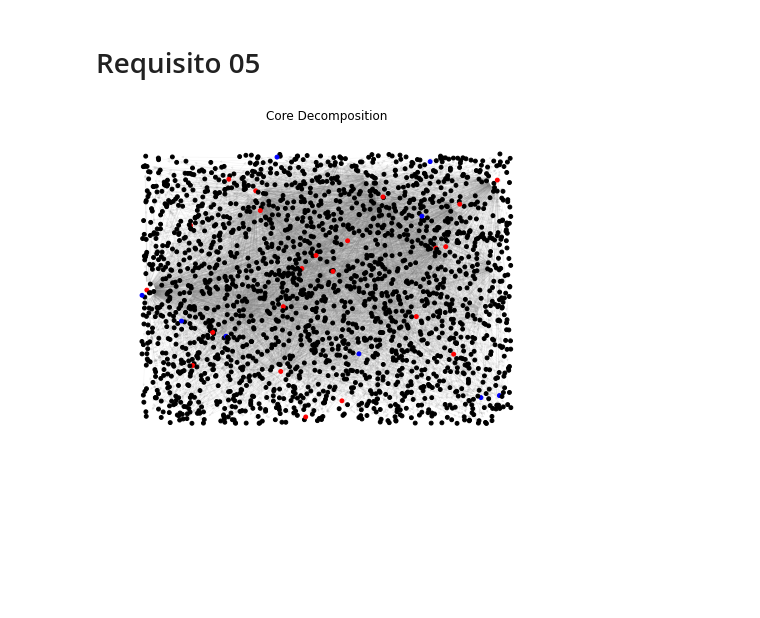
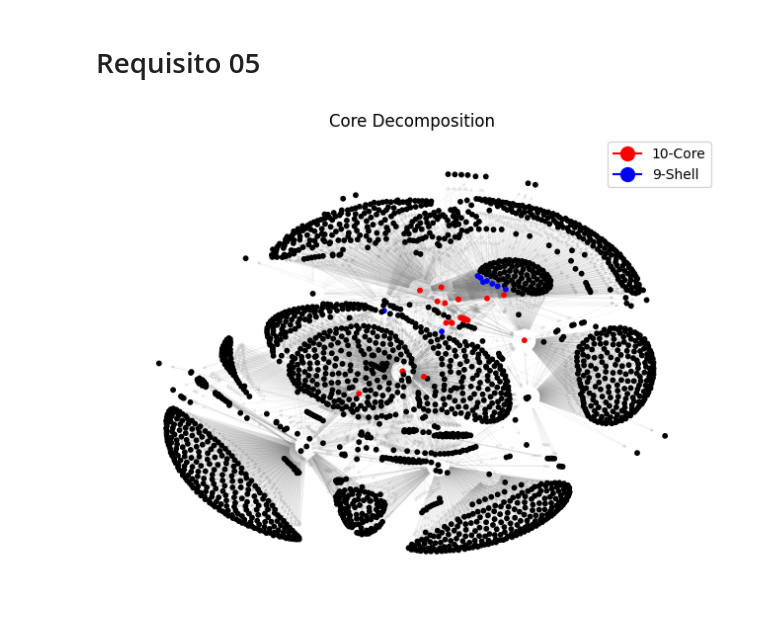
Before and after one commit to Nilsiane/Wiki_Networks, a Jupyter notebook: Projeto Wikipedia/wiki_network.ipynb, the cells around one changed output. Saved outputs shown, nothing was run; the diff lists cells and outputs as text; code cells hidden in the pictures; blank space fills up the shorter version.

```diff
--- a/Projeto Wikipedia/wiki_network.ipynb
+++ b/Projeto Wikipedia/wiki_network.ipynb
@@ -458,31 +452,36 @@ plt.savefig('Centrality_Distributions',dpi=300)
 # %%
 gsub = nx.read_graphml('cna.graphml')
 
 
 k_core = nx.k_core(gsub, k=10).nodes()
 k_shell = nx.k_shell(gsub, k=9).nodes()
 
 # Criar uma lista de cores proporcional à centralidade de grau
 node_colors = []
 for node in gsub:
     if node in k_core:
         node_colors.append('red')
     elif node in k_shell:
         node_colors.append('blue')
     else:
         node_colors.append('black')
 
 # Calcular a disposição do grafo com o layout de mola (spring layout)
-pos = nx.random_layout(gsub)
+pos = graphviz_layout(gsub)
 
 # Plotar o grafo com as cores dos nós proporcionais
 plt.figure(figsize=(8, 6), facecolor='white')
-nx.draw_networkx_nodes(gsub, pos, node_color=node_colors, node_size=15)
+nx.draw_networkx_nodes(gsub, pos, node_color=node_colors, node_size=10)
 nx.draw_networkx_edges(gsub, pos, edge_color='gray', alpha=0.1, arrowsize=5, width=0.5)
 plt.title("Core Decomposition")
 plt.axis('off')
 
+legend_elements =  [Line2D([0], [0], marker='o', color='r', label='10-Core',
+                          markerfacecolor='r', markersize=10),
+                    Line2D([0], [0], marker='o', color='b', label='9-Shell',
+                          markerfacecolor='b', markersize=10)]
+plt.legend(handles=legend_elements, loc='upper right')
 
 plt.show()
 # %% [output]
-[figure, old version]
+[figure, new version]
```
Also changed, not shown: parts of 2 cells of this notebook.
